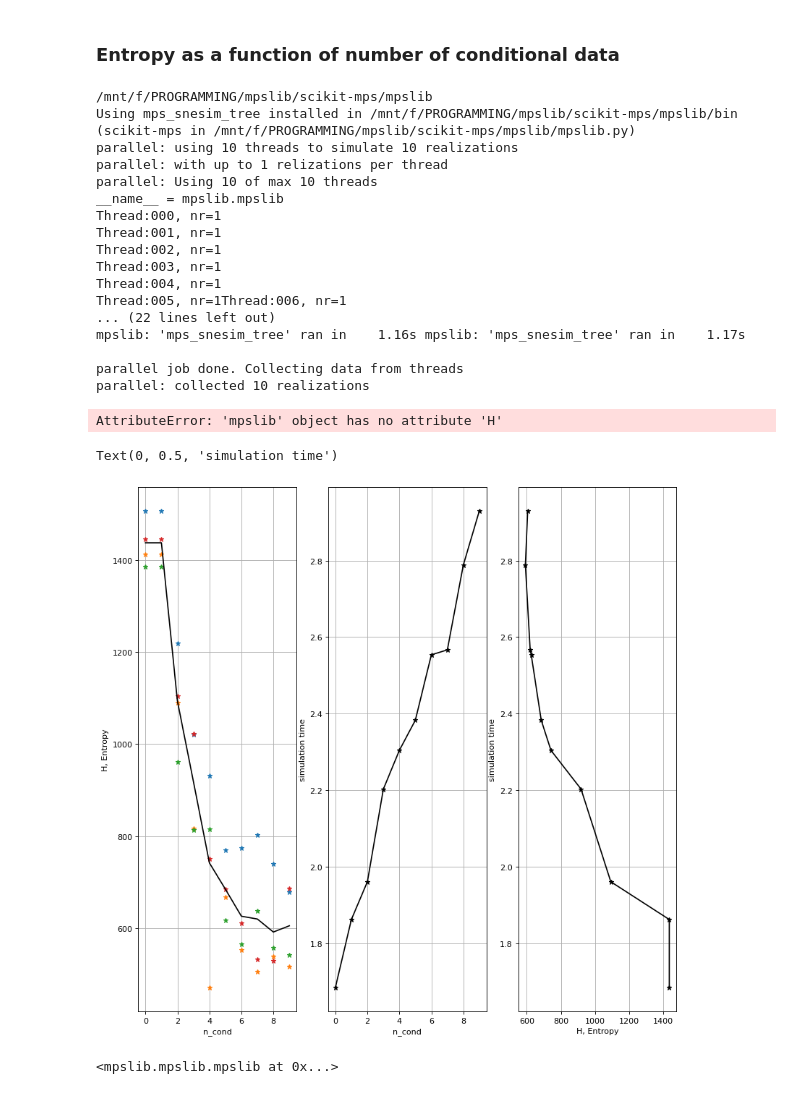
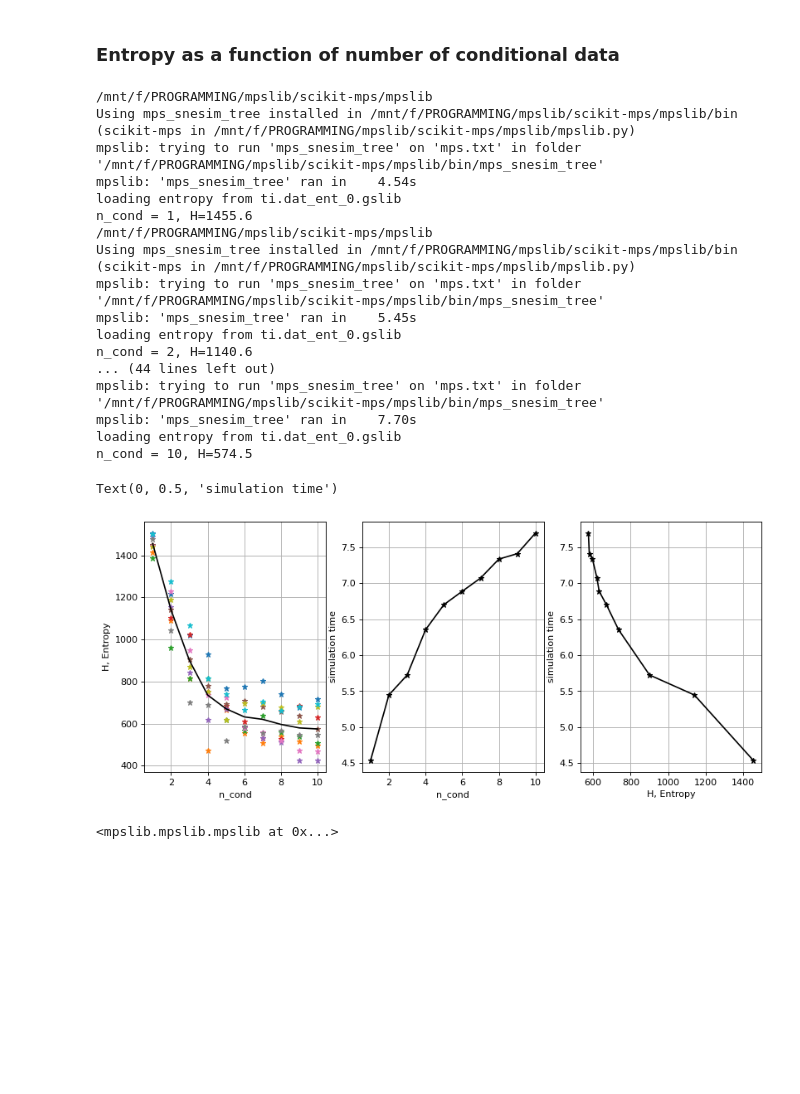
Before and after one commit to cultpenguin/sippi-all, a Jupyter notebook: scikit-mps/examples/04_mpslib_entropy.ipynb, the cells around one changed output. Cells and saved outputs as stored; diff of their text form; code cells hidden in the pictures; blank space fills up the shorter version.

```diff
--- a/scikit-mps/examples/04_mpslib_entropy.ipynb
+++ b/scikit-mps/examples/04_mpslib_entropy.ipynb
@@ -56,7 +56,8 @@ for n_cond in n_cond_arr:
     O.par['do_entropy']=1
     O.TI = TI;
 
-    O.run_parallel()
+    #O.run_parallel()
+    O.run()
     print('n_cond = %d, H=%4.1f' % (n_cond,O.H))
     SI.append(O.SI) # Self-information
     H[i]=O.H # Entropy
@@ -65,46 +66,45 @@ for n_cond in n_cond_arr:
 # %% [output]
 /mnt/f/PROGRAMMING/mpslib/scikit-mps/mpslib
 Using mps_snesim_tree installed in /mnt/f/PROGRAMMING/mpslib/scikit-mps/mpslib/bin (scikit-mps in /mnt/f/PROGRAMMING/mpslib/scikit-mps/mpslib/mpslib.py)
-parallel: using 10 threads to simulate 10 realizations
-parallel: with up to 1 relizations per thread
-parallel: Using 10 of max 10 threads
-__name__ = mpslib.mpslib
-Thread:000, nr=1
-Thread:001, nr=1
-Thread:002, nr=1
-Thread:003, nr=1
-Thread:004, nr=1
-Thread:005, nr=1Thread:006, nr=1
-... (22 lines left out)
-mpslib: 'mps_snesim_tree' ran in    1.16s mpslib: 'mps_snesim_tree' ran in    1.17s
-
-parallel job done. Collecting data from threads
-parallel: collected 10 realizations
+mpslib: trying to run 'mps_snesim_tree' on 'mps.txt' in folder '/mnt/f/PROGRAMMING/mpslib/scikit-mps/mpslib/bin/mps_snesim_tree'
+mpslib: 'mps_snesim_tree' ran in    4.54s
+loading entropy from ti.dat_ent_0.gslib
+n_cond = 1, H=1455.6
+/mnt/f/PROGRAMMING/mpslib/scikit-mps/mpslib
+Using mps_snesim_tree installed in /mnt/f/PROGRAMMING/mpslib/scikit-mps/mpslib/bin (scikit-mps in /mnt/f/PROGRAMMING/mpslib/scikit-mps/mpslib/mpslib.py)
+mpslib: trying to run 'mps_snesim_tree' on 'mps.txt' in folder '/mnt/f/PROGRAMMING/mpslib/scikit-mps/mpslib/bin/mps_snesim_tree'
+mpslib: 'mps_snesim_tree' ran in    5.45s
+loading entropy from ti.dat_ent_0.gslib
+n_cond = 2, H=1140.6
+... (44 lines left out)
+mpslib: trying to run 'mps_snesim_tree' on 'mps.txt' in folder '/mnt/f/PROGRAMMING/mpslib/scikit-mps/mpslib/bin/mps_snesim_tree'
+mpslib: 'mps_snesim_tree' ran in    7.70s
+loading entropy from ti.dat_ent_0.gslib
+n_cond = 10, H=574.5
-AttributeError: 'mpslib' object has no attribute 'H'
 # %%
-plt.figure(figsize=(12, 12), dpi=80)
+plt.figure(figsize=(12, 5), dpi=80)
 
 ax1 = plt.subplot(1, 3, 1)
 plt.plot(n_cond_arr,SI,'*')
 plt.plot(n_cond_arr,H,'k-')
 plt.grid()
 plt.xlabel('n_cond')
 plt.ylabel('H, Entropy')
 
 ax2 = plt.subplot(1, 3, 2)
 plt.plot(n_cond_arr,t,'k-*')
 plt.grid()
 plt.xlabel('n_cond')
 plt.ylabel('simulation time')
 
 ax3 = plt.subplot(1, 3, 3)
 plt.plot(H,t,'k-*')
 plt.grid()
 plt.xlabel('H, Entropy')
 plt.ylabel('simulation time')
 # %% [output]
 Text(0, 0.5, 'simulation time')
-[figure, old version]
+[figure, new version]
 # %%
 # %% [output]
 <mpslib.mpslib.mpslib at 0x...>
```
